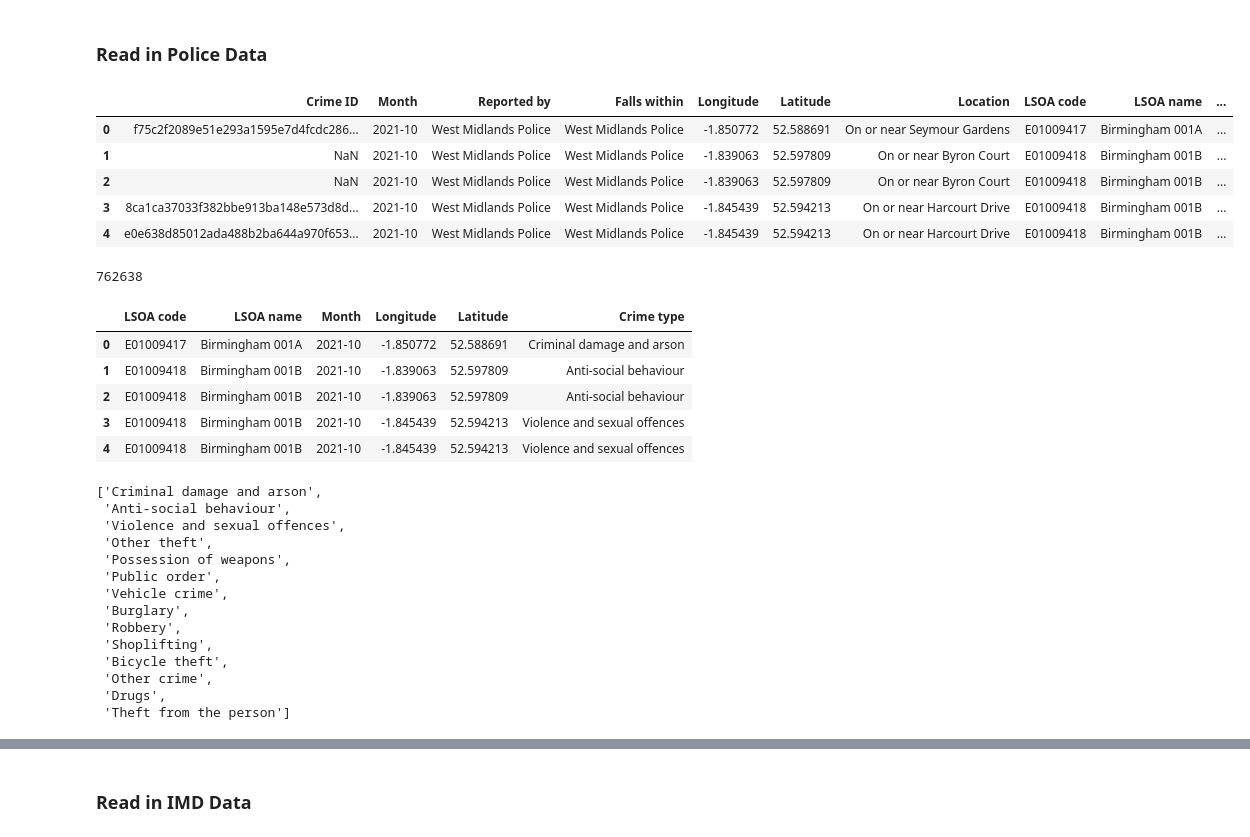
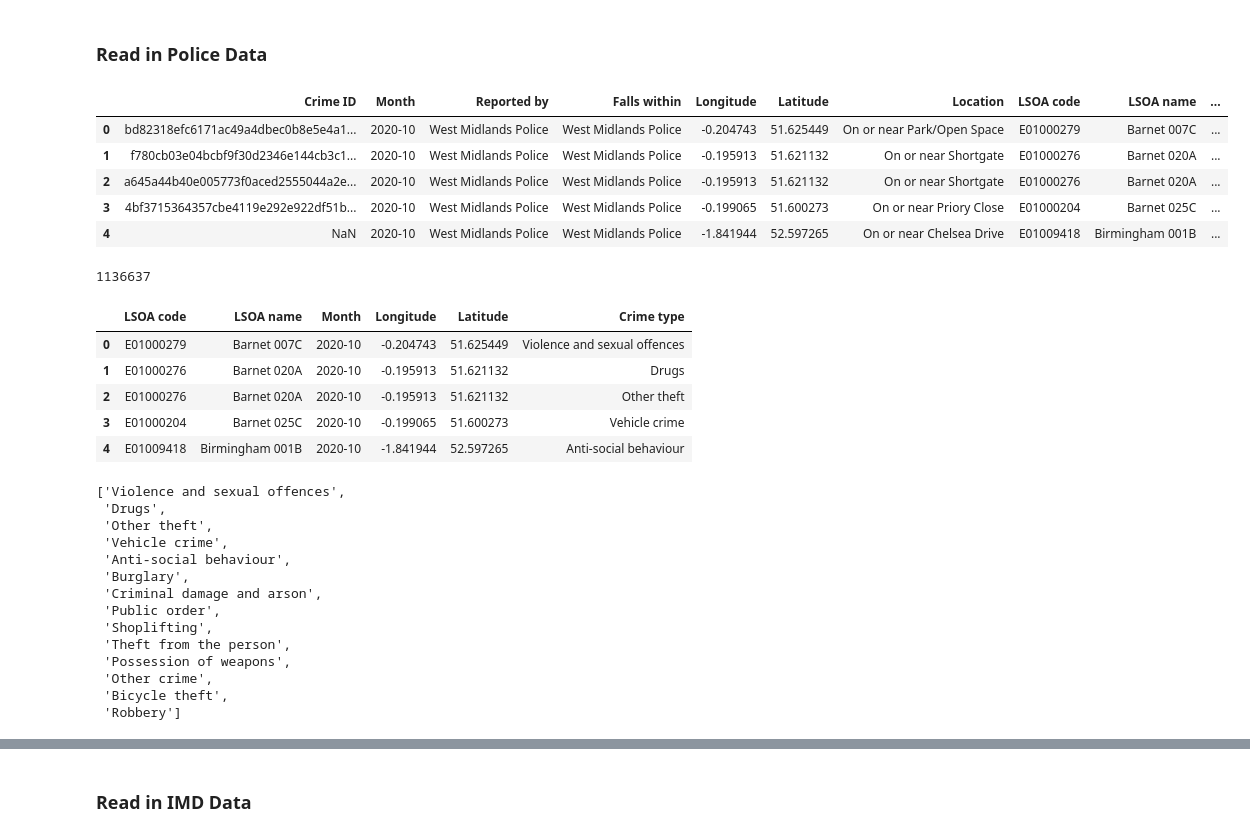
Before and after one commit to smmr89/Project-3, a Jupyter notebook: analysis.ipynb, the cells around one changed output, grey strips where cells are left out. Drawn from its saved outputs; the diff is of its cells as text; code cells hidden in the pictures.

```diff
--- a/analysis.ipynb
+++ b/analysis.ipynb
@@ -34,18 +34,18 @@ from sqlalchemy.ext.automap import automap_base
 # %%
 
 months_dict = {
-    # "2020-10":"Oct 2020",
-    # "2020-11":"Nov 2020",
-    # "2020-12":"Dec 2020",
-    # "2021-01":"Jan 2021",
-    # "2021-02":"Feb 2021",
-    # "2021-03":"Mar 2021",
-    # "2021-04":"Apr 2021",
-    # "2021-05":"May 2021",
-    # "2021-06":"Jun 2021",
-    # "2021-07":"Jul 2021",
-    # "2021-08":"Aug 2021",
-    # "2021-09":"Sep 2021",
+    "2020-10":"Oct 2020",
+    "2020-11":"Nov 2020",
+    "2020-12":"Dec 2020",
+    "2021-01":"Jan 2021",
+    "2021-02":"Feb 2021",
+    "2021-03":"Mar 2021",
+    "2021-04":"Apr 2021",
+    "2021-05":"May 2021",
+    "2021-06":"Jun 2021",
+    "2021-07":"Jul 2021",
+    "2021-08":"Aug 2021",
+    "2021-09":"Sep 2021",
     "2021-10":"Oct 2021",
     "2021-11":"Nov 2021",
     "2021-12":"Dec 2021",
@@ -62,70 +62,70 @@ months_dict = {
     "2022-11":"Nov 2022",
     "2022-12":"Dec 2022",
     "2023-01":"Jan 2023",
     "2023-02":"Feb 2023",
     "2023-03":"Mar 2023",
     "2023-04":"Apr 2023",
     "2023-05":"May 2023",
     "2023-06":"Jun 2023",
     "2023-07":"Jul 2023",
     "2023-08":"Aug 2023",
     "2023-09":"Sep 2023",
 }
 
 
 for x in range(len(months_dict)):
 
     month = list(months_dict.keys())[x]
 
     df_current = pd.read_csv(f"Resources/PoliceData/{month}/{month}-west-midlands-street.csv")
 
     if x == 0:
         police_df = df_current
 
     if x != 0:
         police_df = pd.concat([police_df,df_current])
 
 
 police_df.head()
 # %% [output]
 |  | Crime ID | Month | Reported by | Falls within | Longitude | Latitude | Location | LSOA code | LSOA name | ... |
-| 0 | f75c2f2089e51e293a1595e7d4fcdc286... | 2021-10 | West Midlands Police | West Midlands Police | -1.850772 | 52.588691 | On or near Seymour Gardens | E01009417 | Birmingham 001A | ... |
-| 1 | NaN | 2021-10 | West Midlands Police | West Midlands Police | -1.839063 | 52.597809 | On or near Byron Court | E01009418 | Birmingham 001B | ... |
-| 2 | NaN | 2021-10 | West Midlands Police | West Midlands Police | -1.839063 | 52.597809 | On or near Byron Court | E01009418 | Birmingham 001B | ... |
-| 3 | 8ca1ca37033f382bbe913ba148e573d8d... | 2021-10 | West Midlands Police | West Midlands Police | -1.845439 | 52.594213 | On or near Harcourt Drive | E01009418 | Birmingham 001B | ... |
-| 4 | e0e638d85012ada488b2ba644a970f653... | 2021-10 | West Midlands Police | West Midlands Police | -1.845439 | 52.594213 | On or near Harcourt Drive | E01009418 | Birmingham 001B | ... |
+| 0 | bd82318efc6171ac49a4dbec0b8e5e4a1... | 2020-10 | West Midlands Police | West Midlands Police | -0.204743 | 51.625449 | On or near Park/Open Space | E01000279 | Barnet 007C | ... |
+| 1 | f780cb03e04bcbf9f30d2346e144cb3c1... | 2020-10 | West Midlands Police | West Midlands Police | -0.195913 | 51.621132 | On or near Shortgate | E01000276 | Barnet 020A | ... |
+| 2 | a645a44b40e005773f0aced2555044a2e... | 2020-10 | West Midlands Police | West Midlands Police | -0.195913 | 51.621132 | On or near Shortgate | E01000276 | Barnet 020A | ... |
+| 3 | 4bf3715364357cbe4119e292e922df51b... | 2020-10 | West Midlands Police | West Midlands Police | -0.199065 | 51.600273 | On or near Priory Close | E01000204 | Barnet 025C | ... |
+| 4 | NaN | 2020-10 | West Midlands Police | West Midlands Police | -1.841944 | 52.597265 | On or near Chelsea Drive | E01009418 | Birmingham 001B | ... |
 # %%
 len(police_df)
 # %% [output]
-762638
+1136637
 # %%
 cleaned = police_df.loc[:,["LSOA code","LSOA name","Month","Longitude","Latitude","Crime type"]].copy()
 cleaned.head()
 # %% [output]
 |  | LSOA code | LSOA name | Month | Longitude | Latitude | Crime type |
-| 0 | E01009417 | Birmingham 001A | 2021-10 | -1.850772 | 52.588691 | Criminal damage and arson |
-| 1 | E01009418 | Birmingham 001B | 2021-10 | -1.839063 | 52.597809 | Anti-social behaviour |
-| 2 | E01009418 | Birmingham 001B | 2021-10 | -1.839063 | 52.597809 | Anti-social behaviour |
-| 3 | E01009418 | Birmingham 001B | 2021-10 | -1.845439 | 52.594213 | Violence and sexual offences |
-| 4 | E01009418 | Birmingham 001B | 2021-10 | -1.845439 | 52.594213 | Violence and sexual offences |
+| 0 | E01000279 | Barnet 007C | 2020-10 | -0.204743 | 51.625449 | Violence and sexual offences |
+| 1 | E01000276 | Barnet 020A | 2020-10 | -0.195913 | 51.621132 | Drugs |
+| 2 | E01000276 | Barnet 020A | 2020-10 | -0.195913 | 51.621132 | Other theft |
+| 3 | E01000204 | Barnet 025C | 2020-10 | -0.199065 | 51.600273 | Vehicle crime |
+| 4 | E01009418 | Birmingham 001B | 2020-10 | -1.841944 | 52.597265 | Anti-social behaviour |
 # %%
 crime_types = list(cleaned["Crime type"].unique())
 crime_types
 # %% [output]
-['Criminal damage and arson',
+['Violence and sexual offences',
+ 'Drugs',
+ 'Other theft',
+ 'Vehicle crime',
  'Anti-social behaviour',
- 'Violence and sexual offences',
- 'Other theft',
+ 'Burglary',
+ 'Criminal damage and arson',
+ 'Public order',
+ 'Shoplifting',
+ 'Theft from the person',
  'Possession of weapons',
- 'Public order',
- 'Vehicle crime',
- 'Burglary',
- 'Robbery',
- 'Shoplifting',
+ 'Other crime',
  'Bicycle theft',
- 'Other crime',
- 'Drugs',
- 'Theft from the person']
+ 'Robbery']
 # %%
 crime_type_IDs = np.arange(1, 15)
 crime_type_IDs = ['type' + str(id) for id in crime_type_IDs]
```
Also changed, not shown: parts of 31 cells of this notebook, 2 other files.
